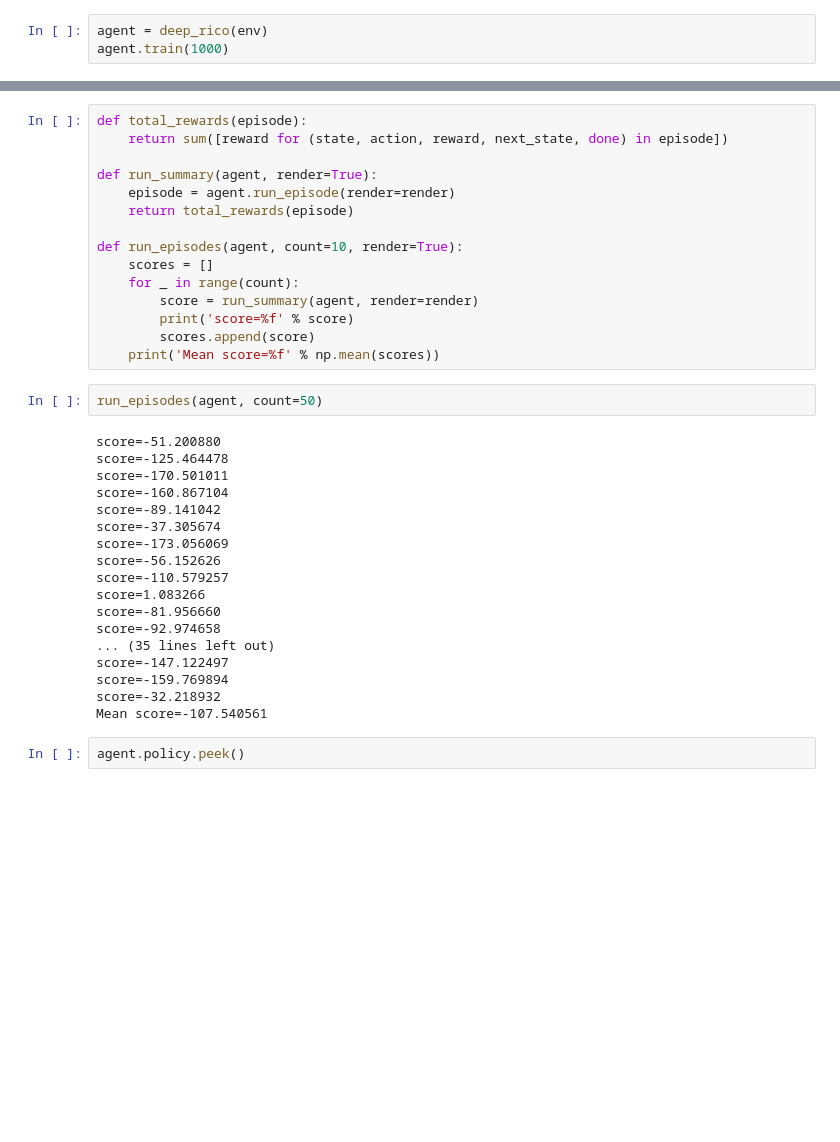
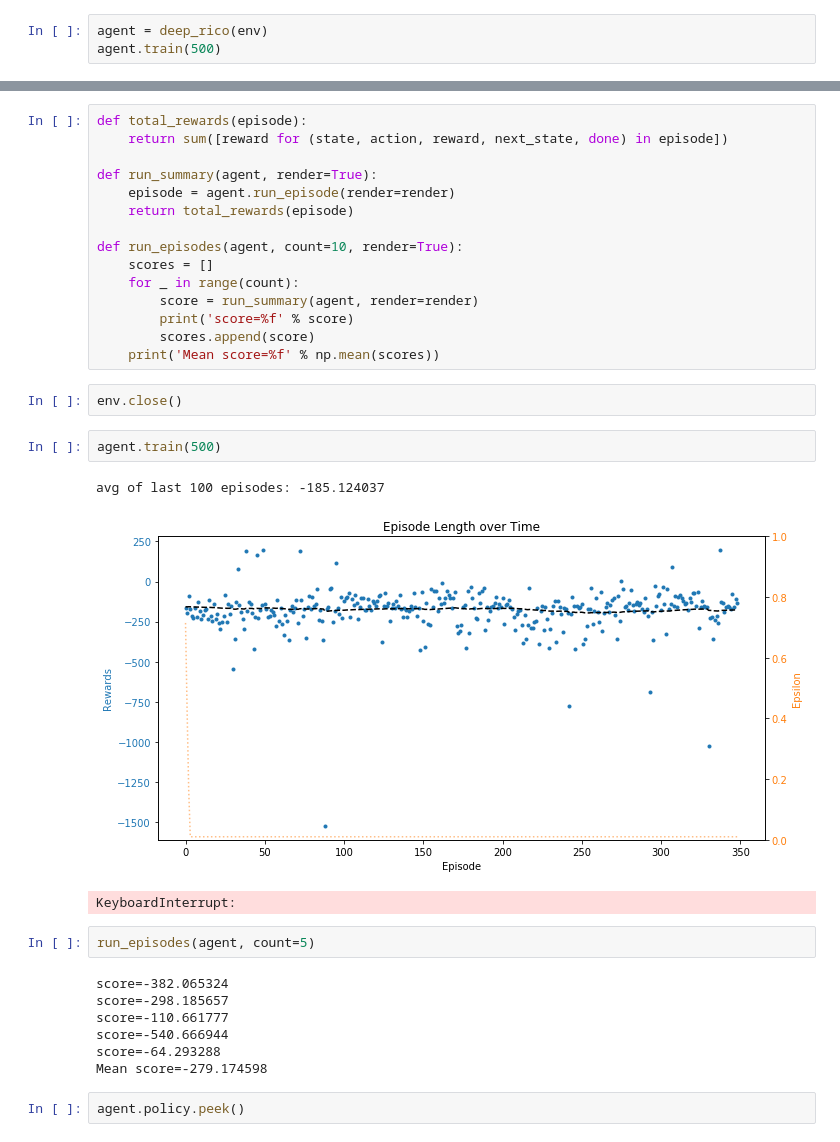
Before and after one commit to unoti/ai-gym-experiments, a Jupyter notebook: 7-Lunar Lander.ipynb, the cells around one changed output, grey strips where cells are left out. Cells and saved outputs as stored; diff of their text form; blank space fills up the shorter version.

```diff
--- a/7-Lunar Lander.ipynb
+++ b/7-Lunar Lander.ipynb
@@ -22,3 +23,3 @@ Using TensorFlow backend.
 # %%
 agent = deep_rico(env)
-agent.train(1000)
+agent.train(500)
@@ -40,26 +40,23 @@ def run_episodes(agent, count=10, render=True):
         print('score=%f' % score)
         scores.append(score)
     print('Mean score=%f' % np.mean(scores))
+# %%
+env.close()
+# %%
+agent.train(500)
+# %% [output]
+avg of last 100 episodes: -185.124037
+[figure, added]
+KeyboardInterrupt:
 # %%
-run_episodes(agent, count=50)
+run_episodes(agent, count=5)
 # %% [output]
-score=-51.200880
-score=-125.464478
-score=-170.501011
-score=-160.867104
-score=-89.141042
-score=-37.305674
-score=-173.056069
-score=-56.152626
-score=-110.579257
-score=1.083266
-score=-81.956660
-score=-92.974658
-... (35 lines left out)
-score=-147.122497
-score=-159.769894
-score=-32.218932
-Mean score=-107.540561
+score=-382.065324
+score=-298.185657
+score=-110.661777
+score=-540.666944
+score=-64.293288
+Mean score=-279.174598
 # %%
 agent.policy.peek()
 # %% [output]
```
Also changed, not shown: parts of 6 cells of this notebook, 5 other files.
